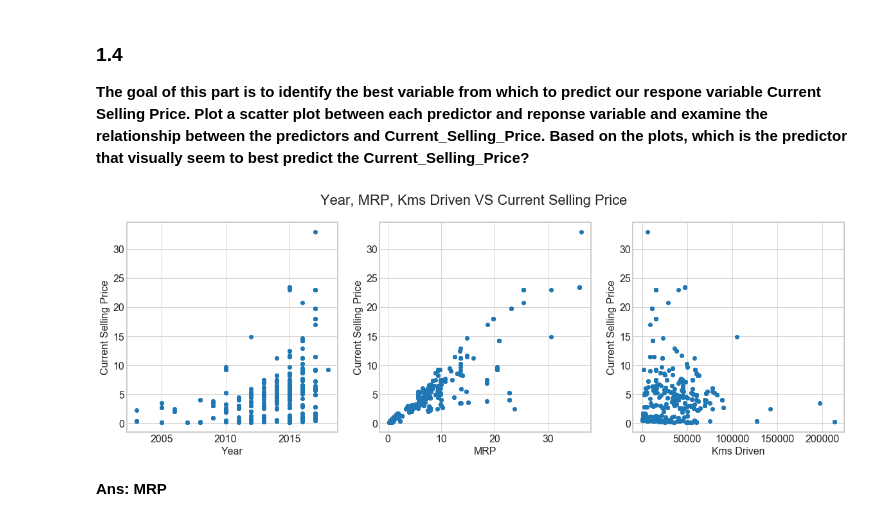
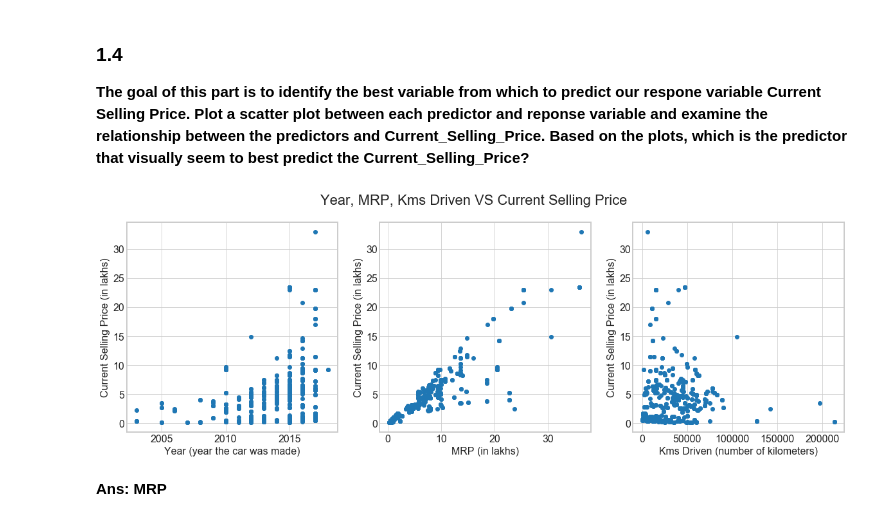
Before and after one commit to Wangsherpa/homework-1, a Jupyter notebook: ai1_c1_homework1_students.ipynb, the cells around one changed output. Saved outputs shown, nothing was run; the diff lists cells and outputs as text; code cells hidden in the pictures.

```diff
--- a/ai1_c1_homework1_students.ipynb
+++ b/ai1_c1_homework1_students.ipynb
@@ -229,21 +229,21 @@ The range of Kilometers that the cars have: 212500
 # %%
 # your code here
 fig, ax = plt.subplots(1, 3, figsize=(20, 6))
 ax[0].scatter(cars_df.Year, cars_df.Current_Selling_Price)
 ax[1].scatter(cars_df.MRP, cars_df.Current_Selling_Price)
 ax[2].scatter(cars_df.Kms_Driven, cars_df.Current_Selling_Price)
 
 # set labels
-ax[0].set_xlabel('Year')
-ax[0].set_ylabel('Current Selling Price')
-ax[1].set_xlabel('MRP')
-ax[1].set_ylabel('Current Selling Price')
-ax[2].set_xlabel('Kms Driven')
-ax[2].set_ylabel('Current Selling Price')
+ax[0].set_xlabel('Year (year the car was made)')
+ax[1].set_xlabel('MRP (in lakhs)')
+ax[2].set_xlabel('Kms Driven (number of kilometers)')
+for i in range(3):
+    ax[i].set_ylabel('Current Selling Price (in lakhs)')
+
 fig.suptitle("Year, MRP, Kms Driven VS Current Selling Price")
 plt.show()
 # %% [output]
-[figure, old version]
+[figure, new version]
 # %% [markdown]
 **Ans: MRP**
 # %% [markdown]
```
Also changed, not shown: parts of 21 cells of this notebook.
